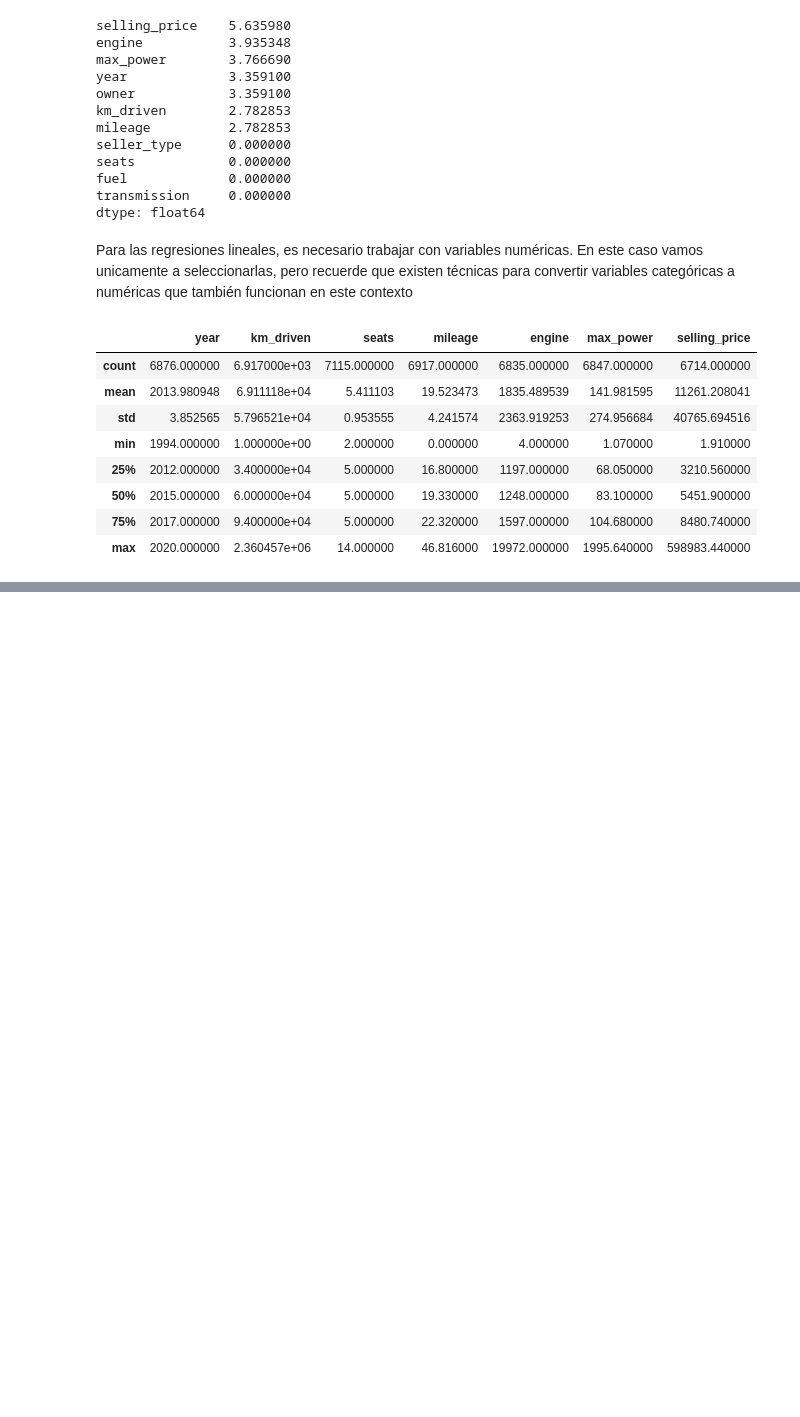
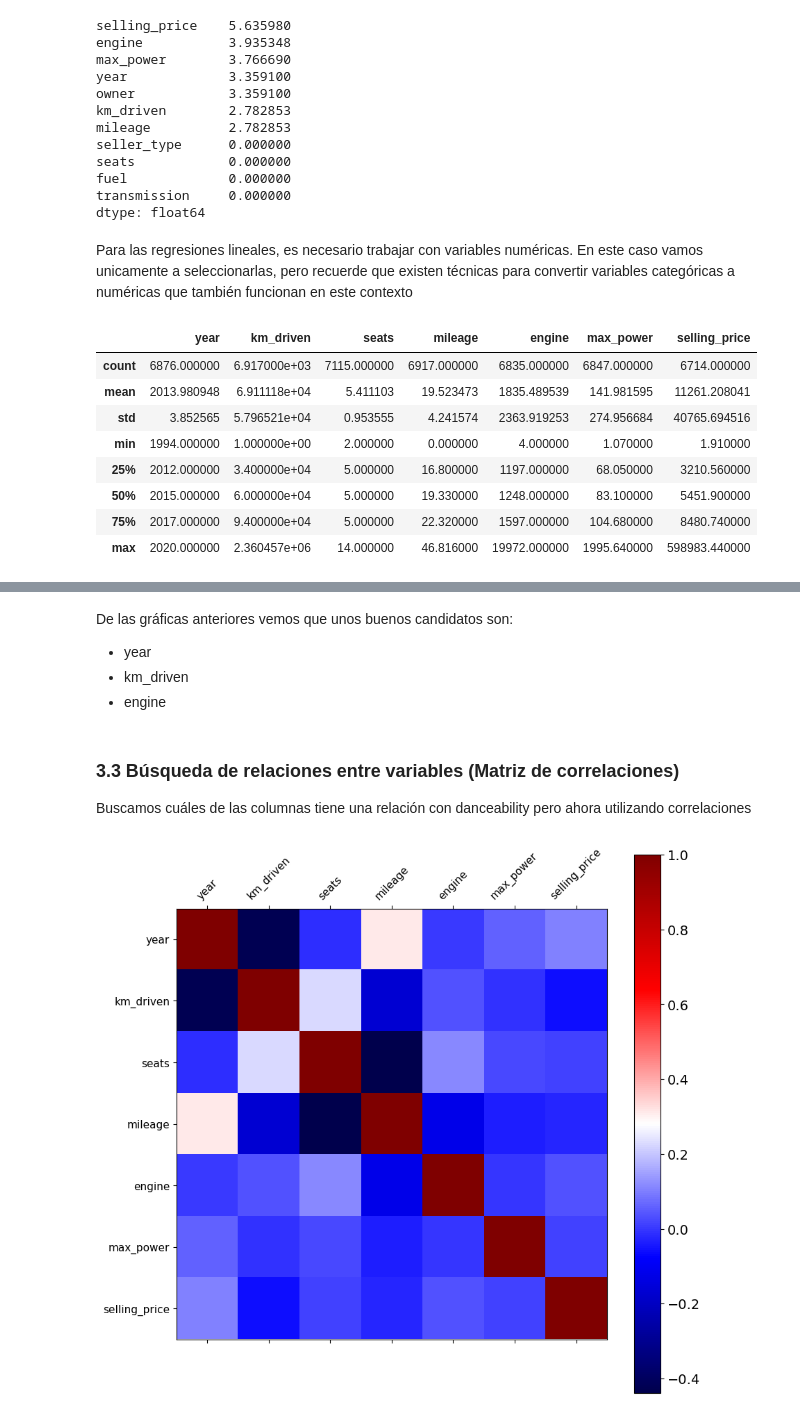
Before and after one commit to jjosorioc/ISIS3301-lab02-regression, a Jupyter notebook: lab2.ipynb, the cells around one changed output, grey strips where cells are left out. Saved outputs shown, nothing was run; the diff lists cells and outputs as text; code cells hidden in the pictures; blank space fills up the shorter version.

```diff
--- a/lab2.ipynb
+++ b/lab2.ipynb
@@ -153,0 +201,18 @@ df_motorAlpes.dropna(subset=['selling_price'], inplace=True) # Se modifica el da
+# %% [markdown]
+De las gráficas anteriores vemos que unos buenos candidatos son:
+- year
+- km_driven
+- engine
+# %% [markdown]
+### 3.3 Búsqueda de relaciones entre variables (Matriz de correlaciones)
+Buscamos cuáles de las columnas tiene una relación con danceability pero ahora utilizando correlaciones
+# %%
+f = plt.figure(figsize=(10, 10))
+plt.matshow(df_float.corr(), fignum=f.number, cmap = 'seismic')
+plt.xticks(range(df_float.select_dtypes(['float64']).shape[1]), df_float.select_dtypes(['float64']).columns, fontsize=11, rotation=45)
+plt.yticks(range(df_float.select_dtypes(['float64']).shape[1]), df_float.select_dtypes(['float64']).columns, fontsize=11)
+
+cb = plt.colorbar()
+_ = cb.ax.tick_params(labelsize=14)
+# %% [output]
+[figure, added]
```
Also changed, not shown: parts of 12 cells of this notebook.
